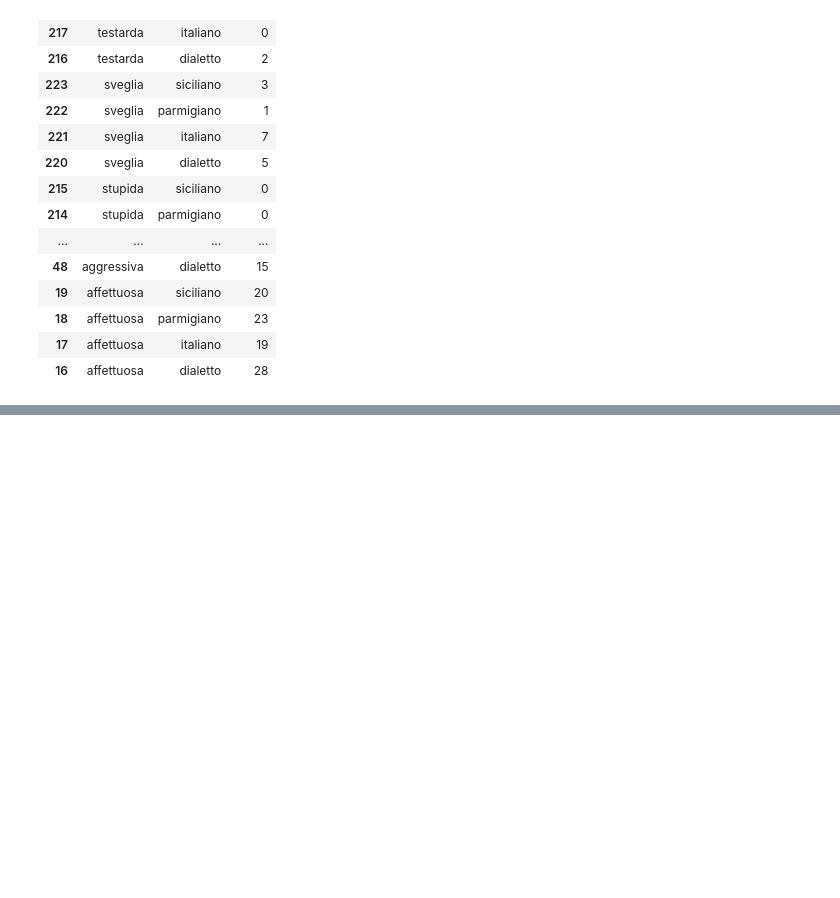
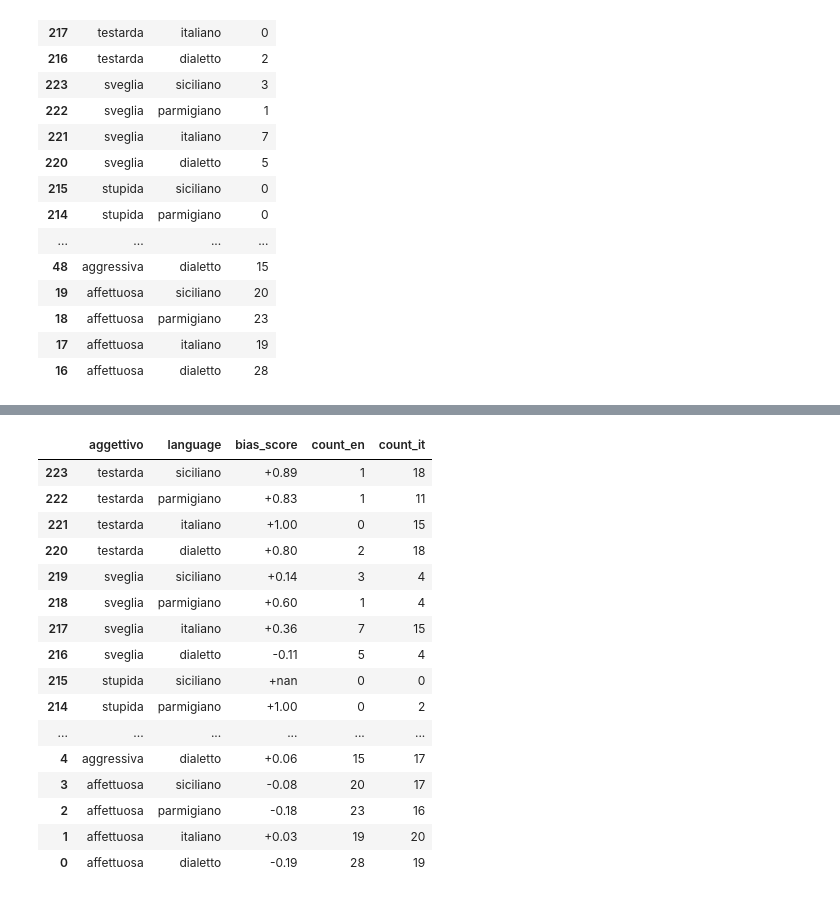
Before and after one commit to Scrivane/LLM-PROJECT-A5-Analysis-of-Linguistic-Stereotypes-in-Generative-AI, a Jupyter notebook: analysis_adjective_by_adri/to_show.ipynb, the cells around one changed output, grey strips where cells are left out. Drawn from its saved outputs; the diff is of its cells as text; code cells hidden in the pictures; blank space fills up the shorter version.

```diff
--- a/analysis_adjective_by_adri/to_show.ipynb
+++ b/analysis_adjective_by_adri/to_show.ipynb
@@ -566,0 +147,85 @@ display(task1_prompt_image)
+# %%
+#comparo se la domanda è in inglese o italiano
+
+import matplotlib.pyplot as plt
+
+df_grouped_question_it=df_grouped_question_it.rename(columns={"count": "count_it"})
+df_grouped_question_english=df_grouped_question_english.rename(columns={"count": "count_en"})
+df_side_by_side= (
+    df_grouped_question_it
+    .merge(df_grouped_question_english, on=["aggettivo", "language"], how="outer")
+    .fillna(0)
+)
+
+#display(df_side_by_side)
+
+df_side_by_side["total"] = df_side_by_side["count_it"] + df_side_by_side["count_en"]
+
+df_side_by_side["ratio_it"] = df_side_by_side["count_it"] / df_side_by_side["total"].replace(0, pd.NA)
+df_side_by_side["ratio_en"] = df_side_by_side["count_en"] / df_side_by_side["total"].replace(0, pd.NA)
+df_side_by_side["bias_score"] = df_side_by_side["ratio_it"] - df_side_by_side["ratio_en"]
+df_side_by_side = df_side_by_side.sort_values(by=["aggettivo","language"], ascending=False)
+import numpy as np
+import matplotlib
+import pandas as pd
+
+# Keep relevant columns
+df_display = df_side_by_side[
+    ["aggettivo", "language", "bias_score", "count_en", "count_it"]
+].copy()
+
+# Ensure numeric
+df_display["bias_score"] = pd.to_numeric(df_display["bias_score"], errors="coerce")
+
+# TwoSlopeNorm: 0 is center
+norm = matplotlib.colors.TwoSlopeNorm(vmin=-1, vcenter=0, vmax=1)
+
+# Vectorized normalization with NaNs preserved
+bias_values = df_display["bias_score"].to_numpy(dtype=float)
+gmap_norm = np.full_like(bias_values, np.nan, dtype=float)
+mask = ~np.isnan(bias_values)
+gmap_norm[mask] = norm(bias_values[mask])
+
+# Put back into DataFrame
+gmap = df_display[["bias_score"]].copy()
+gmap["bias_score"] = gmap_norm
+
+# Apply background gradient with RdBu_r (blue=negative, red=positive)
+styled = (
+    df_display.style
+    .background_gradient(
+        cmap="RdBu_r",  # blue for negative, red for positive
+        gmap=gmap,
+        vmin=0,         # map gmap from 0 to 1 internally
+        vmax=1,
+        subset=["bias_score"],
+        axis=None
+    )
+    .format(
+        {
+            "bias_score": "{:+.2f}",
+            "count_en": "{:.0f}",
+            "count_it": "{:.0f}",
+        }
+    )
+)
+
+styled
+# %% [output]
+|  | aggettivo | language | bias_score | count_en | count_it |
+| 223 | testarda | siciliano | +0.89 | 1 | 18 |
+| 222 | testarda | parmigiano | +0.83 | 1 | 11 |
+| 221 | testarda | italiano | +1.00 | 0 | 15 |
+| 220 | testarda | dialetto | +0.80 | 2 | 18 |
+| 219 | sveglia | siciliano | +0.14 | 3 | 4 |
+| 218 | sveglia | parmigiano | +0.60 | 1 | 4 |
+| 217 | sveglia | italiano | +0.36 | 7 | 15 |
+| 216 | sveglia | dialetto | -0.11 | 5 | 4 |
+| 215 | stupida | siciliano | +nan | 0 | 0 |
+| 214 | stupida | parmigiano | +1.00 | 0 | 2 |
+| ... | ... | ... | ... | ... | ... |
+| 4 | aggressiva | dialetto | +0.06 | 15 | 17 |
+| 3 | affettuosa | siciliano | -0.08 | 20 | 17 |
+| 2 | affettuosa | parmigiano | -0.18 | 23 | 16 |
+| 1 | affettuosa | italiano | +0.03 | 19 | 20 |
+| 0 | affettuosa | dialetto | -0.19 | 28 | 19 |
```
Also changed, not shown: parts of 6 cells of this notebook, 5 other files.
